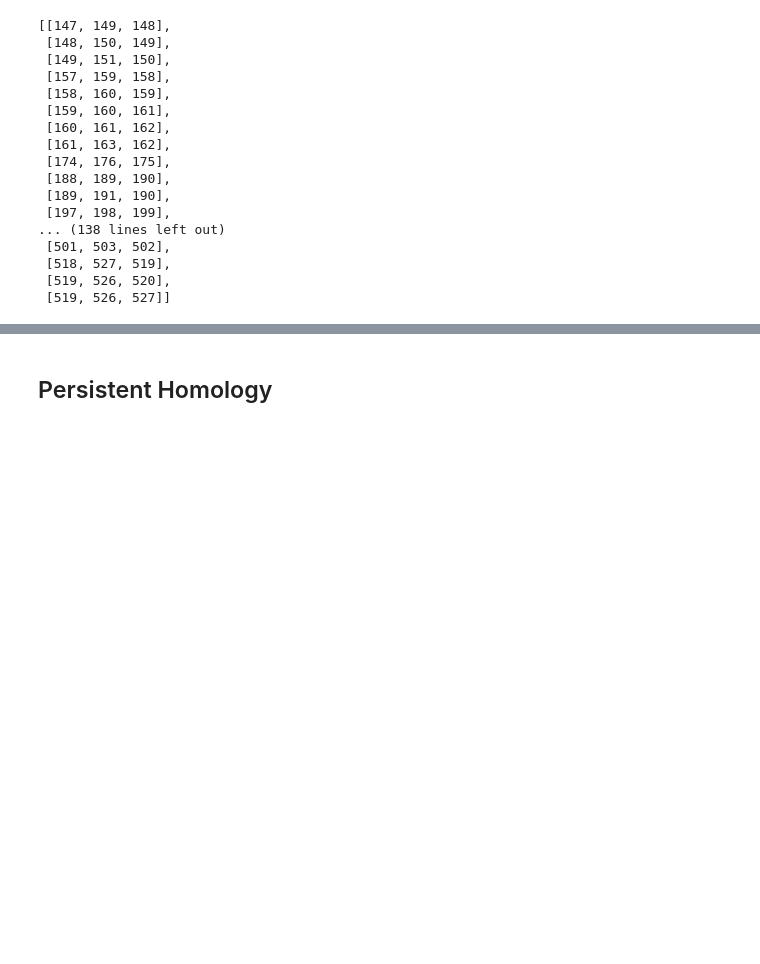
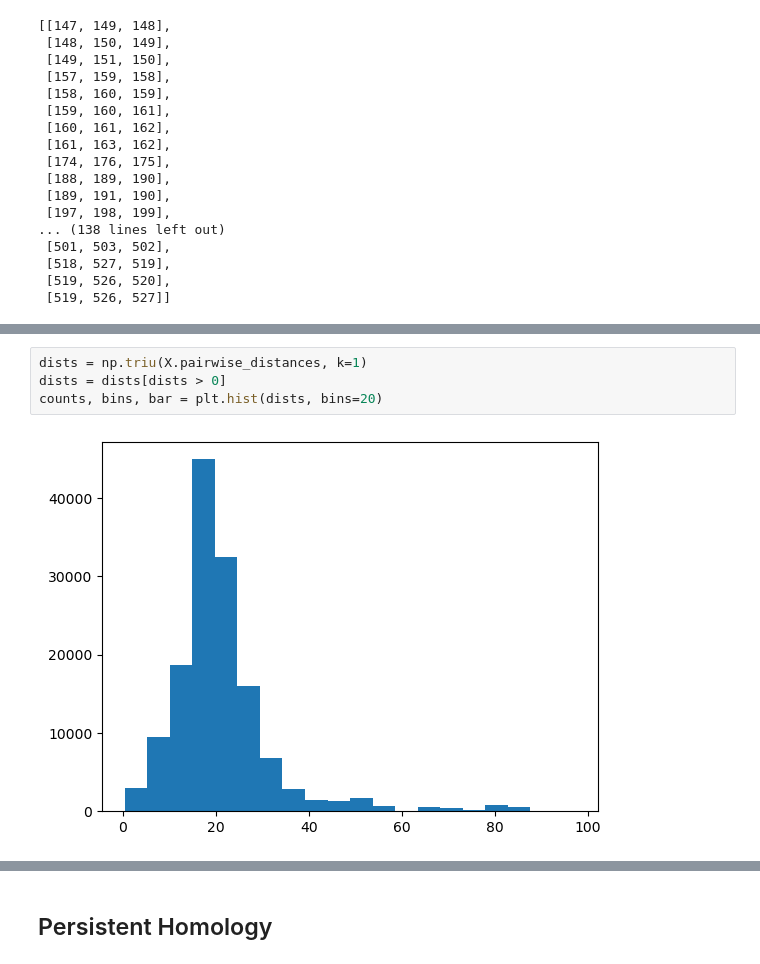
Before and after one commit to xiongshujun/GDA-proj, a Jupyter notebook: Playground.ipynb, the cells around one changed output, grey strips where cells are left out. Cells and saved outputs as stored; diff of their text form; blank space fills up the shorter version.

```diff
--- a/Playground.ipynb
+++ b/Playground.ipynb
@@ -719,0 +676,6 @@ X.simplices[5][3]
+# %%
+dists = np.triu(X.pairwise_distances, k=1)
+dists = dists[dists > 0]
+counts, bins, bar = plt.hist(dists, bins=20)
+# %% [output]
+[figure, added]
```
Also changed, not shown: parts of 59 cells of this notebook, 1 other file.
